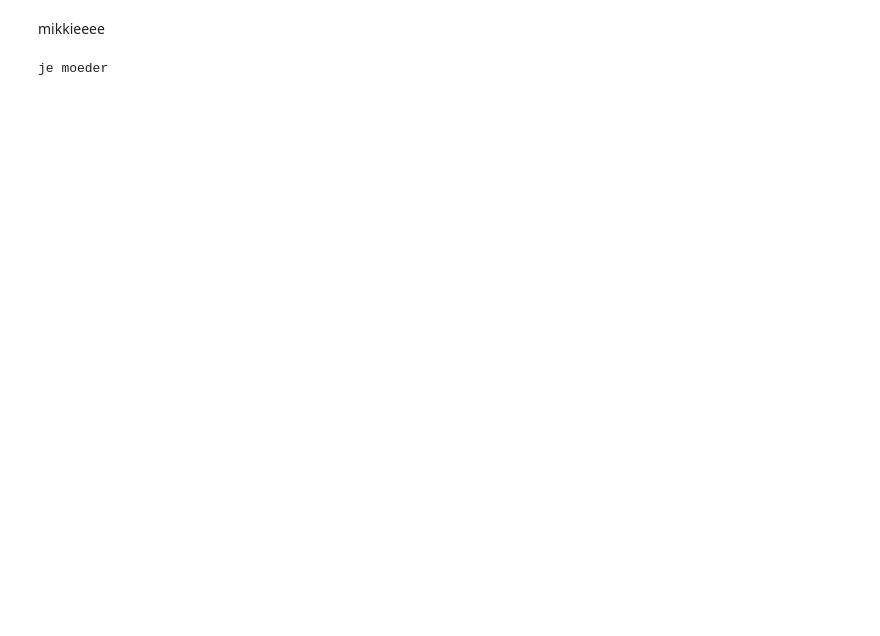
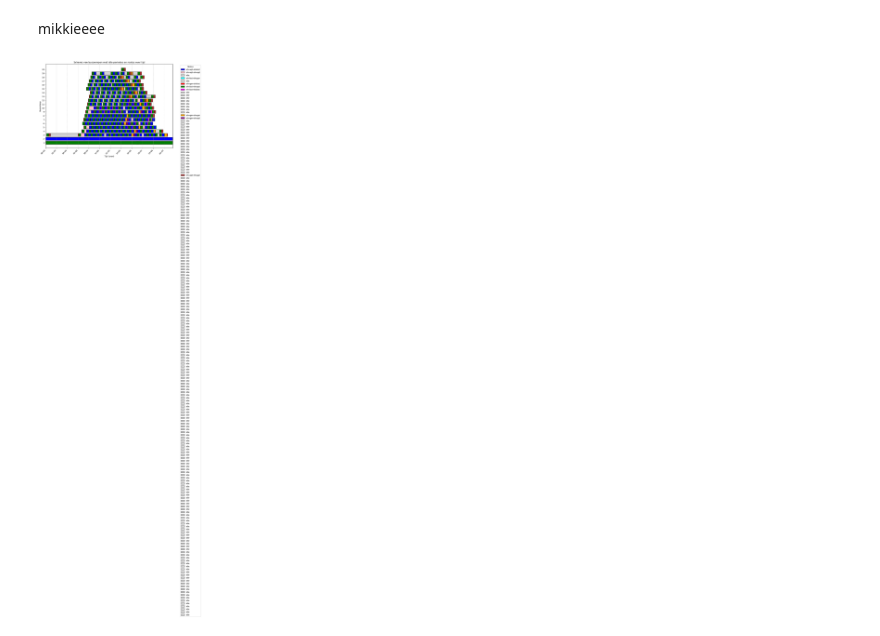
Before and after one commit to Youp44/Project5_Team1, a Jupyter notebook: Project_5.ipynb, the cells around one changed output. Cells and saved outputs as stored; diff of their text form; code cells hidden in the pictures; blank space fills up the shorter version.

```diff
--- a/Project_5.ipynb
+++ b/Project_5.ipynb
@@ -310,6 +448,74 @@ plot_bus_schedule(df_planning)
 # %% [markdown]
 mikkieeee
-# %%
-print('je moeder')
-# %% [output]
-je moeder
+# %%
+import matplotlib.pyplot as plt
+import pandas as pd
+import matplotlib.dates as mdates
+
+def plot_bus_schedule(df):
+    fig, ax = plt.subplots(figsize=(12, 8))
+
+    # Houd bij welke routes al een label hebben om dubbele labels in de legenda te vermijden
+    route_labels = {}
+
+    # Itereer over de busomlopen
+    for bus in df['omloop nummer'].unique():
+        bus_df = df[df['omloop nummer'] == bus].sort_values(by='starttijd')  # Sorteer op starttijd
+        prev_end_time = None  # Om de eindtijd van de vorige rit op te slaan
+
+        for _, row in bus_df.iterrows():
+            # Bereken de reistijd van de bus op de route
+            reistijd = row['eindtijd'] - row['starttijd']
+
+            # Voeg een idle balk toe als de huidige starttijd later is dan de vorige eindtijd
+            if prev_end_time is not None and row['starttijd'] > prev_end_time:
+                idle_time = row['starttijd'] - prev_end_time
+                ax.barh(bus, idle_time, left=prev_end_time, color='lightgray', edgecolor='black', label='Idle')
+
+            # Voeg een balk toe voor de reistijd van de bus op de route
+            if row['Route'] not in route_labels:
+                ax.barh(bus, reistijd, left=row['starttijd'], color=row['Kleur'], edgecolor='black', label=row['Route'])
+                route_labels[row['Route']] = True
+            else:
+                ax.barh(bus, reistijd, left=row['starttijd'], color=row['Kleur'], edgecolor='black')
+
+            # Update de eindtijd voor de volgende iteratie
+            prev_end_time = row['eindtijd']
+
+    # Labels en opmaak
+    ax.set_xlabel('Tijd (uren)')
+    ax.set_ylabel('Busomloop')
+    ax.set_title('Schema van busomlopen met idle-periodes en routes over tijd')
+    ax.set_yticks(df['omloop nummer'].unique())
+    ax.set_yticklabels(df['omloop nummer'].unique())
+
+    # Stel de limieten van de x-as in op basis van de vroegste starttijd en laatste eindtijd
+    start_lim = df['starttijd'].min()
+    end_lim = df['eindtijd'].max()
+    ax.set_xlim([start_lim, end_lim])
+
+    # Gebruik een formatter om tijd in uren en minuten weer te geven
+    ax.xaxis.set_major_formatter(mdates.DateFormatter('%H:%M'))
+
+    # Stel de ticks op de x-as in om om de twee uur te weergeven
+    ticks = pd.date_range(start=start_lim, end=end_lim, freq='2H')
+    ax.set_xticks(ticks)
+
+    # Voeg labels toe aan de ticks
+    ax.set_xticklabels([tick.strftime('%H:%M') for tick in ticks], rotation=45, ha='right')
+
+    # Voeg een legenda toe met de routes en idle-periodes
+    ax.legend(title="Status", bbox_to_anchor=(1.05, 1), loc='upper left')  # Plaats de legenda buiten de grafiek
+
+    plt.grid(axis='x', linestyle='--', alpha=0.7)  # Voeg een grid toe voor betere leesbaarheid
+    plt.tight_layout()  # Zorg dat alles netjes in beeld past
+    plt.show()
+
+# Voorbeeld dataframe aanmaken (of aanpassen van je eigen data)
+df_planning['starttijd'] = pd.to_datetime(df_planning['starttijd'], format='%H:%M')
+df_planning['eindtijd'] = pd.to_datetime(df_planning['eindtijd'], format='%H:%M')
+
+# Plot het resultaat
+plot_bus_schedule(df_planning)
+# %% [output]
+[figure, added]
```
Also changed, not shown: parts of 9 cells of this notebook, 1 other file.
